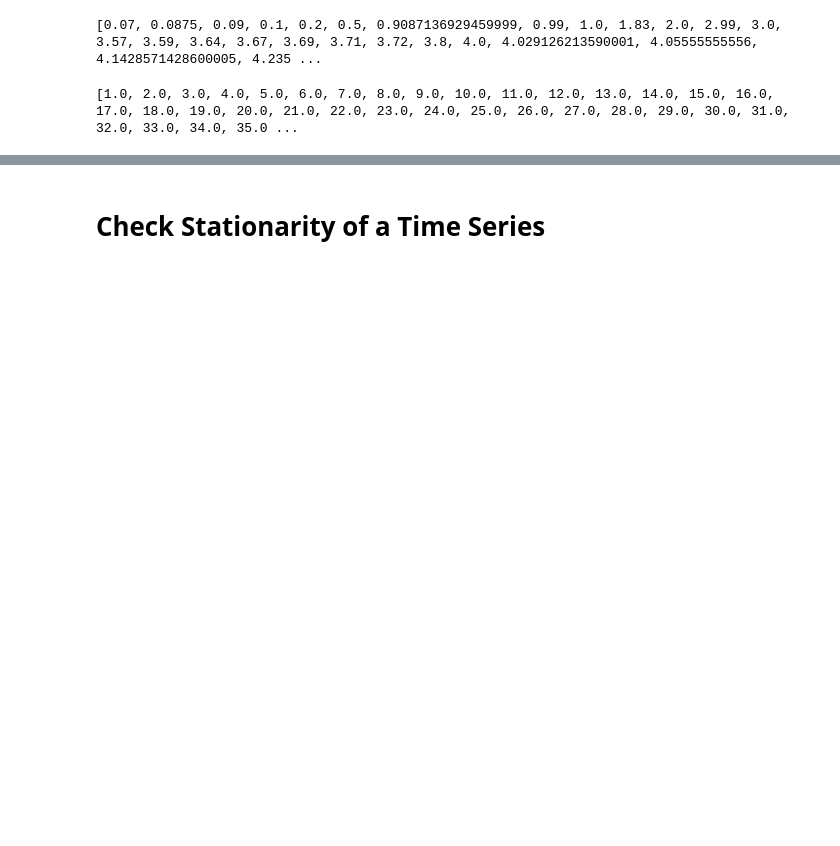
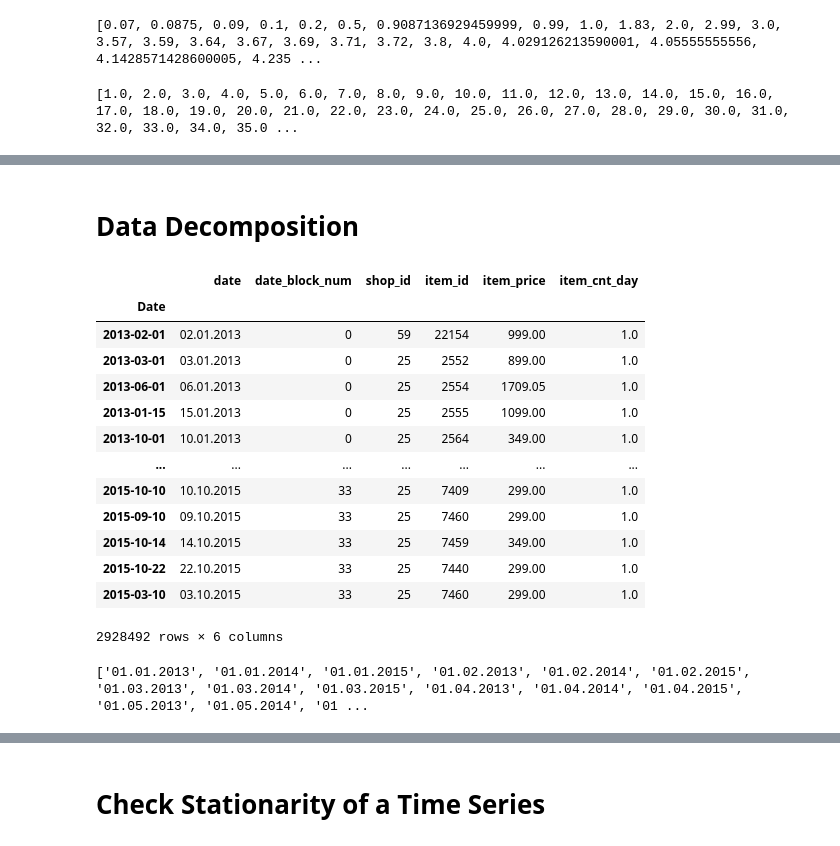
Before and after one commit to mingxiang1006/Predict_Futre_Sale, a Jupyter notebook: src/DA_Predict_Sales.ipynb, the cells around one changed output, grey strips where cells are left out. Saved outputs shown, nothing was run; the diff lists cells and outputs as text; code cells hidden in the pictures; blank space fills up the shorter version.

```diff
--- a/src/DA_Predict_Sales.ipynb
+++ b/src/DA_Predict_Sales.ipynb
@@ -312,3 +476,29 @@ plt.show()
 # %% [output]
 [interactive output not drawn]
 [interactive output not drawn]
+# %% [markdown]
+# Data Decomposition
+# %%
+train_clean2
+train_clean2['Date'] = pd.to_datetime(train_clean2['date'])
+train_clean2 = train_clean2.set_index('Date')
+train_clean2
+# %% [output]
+|  | date | date_block_num | shop_id | item_id | item_price | item_cnt_day |
+| Date |  |  |  |  |  |  |
+| 2013-02-01 | 02.01.2013 | 0 | 59 | 22154 | 999.00 | 1.0 |
+| 2013-03-01 | 03.01.2013 | 0 | 25 | 2552 | 899.00 | 1.0 |
+| 2013-06-01 | 06.01.2013 | 0 | 25 | 2554 | 1709.05 | 1.0 |
+| 2013-01-15 | 15.01.2013 | 0 | 25 | 2555 | 1099.00 | 1.0 |
+| 2013-10-01 | 10.01.2013 | 0 | 25 | 2564 | 349.00 | 1.0 |
+| ... | ... | ... | ... | ... | ... | ... |
+| 2015-10-10 | 10.10.2015 | 33 | 25 | 7409 | 299.00 | 1.0 |
+| 2015-09-10 | 09.10.2015 | 33 | 25 | 7460 | 299.00 | 1.0 |
+| 2015-10-14 | 14.10.2015 | 33 | 25 | 7459 | 349.00 | 1.0 |
+| 2015-10-22 | 22.10.2015 | 33 | 25 | 7440 | 299.00 | 1.0 |
+| 2015-03-10 | 03.10.2015 | 33 | 25 | 7460 | 299.00 | 1.0 |
+2928492 rows × 6 columns
+# %%
+print(sorted(train_clean2['date'].unique()))
+# %% [output]
+['01.01.2013', '01.01.2014', '01.01.2015', '01.02.2013', '01.02.2014', '01.02.2015', '01.03.2013', '01.03.2014', '01.03.2015', '01.04.2013', '01.04.2014', '01.04.2015', '01.05.2013', '01.05.2014', '01 ...
```
Also changed, not shown: parts of 57 cells of this notebook.
